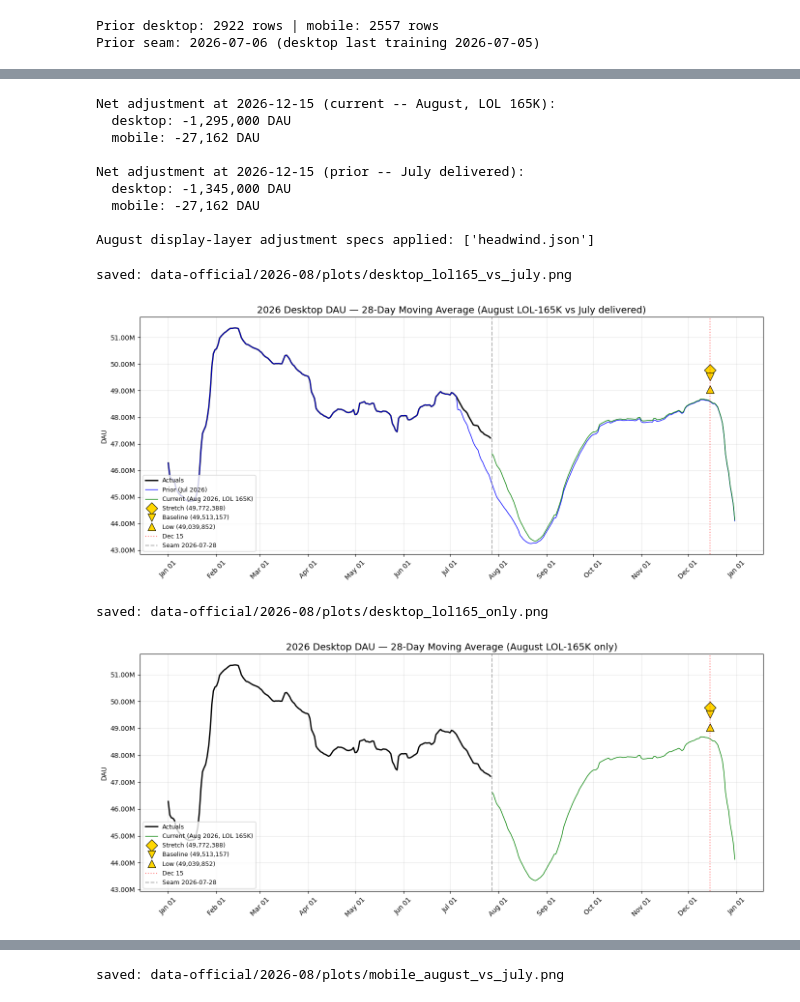
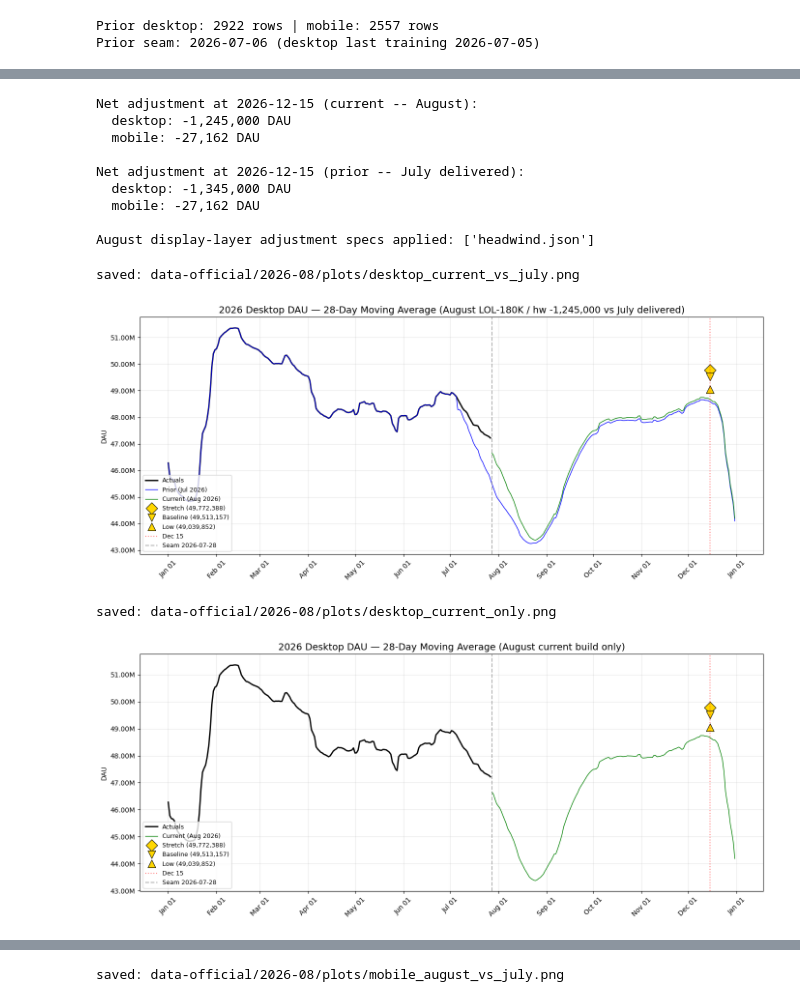
Before and after one commit to mozilla/mozaic-daily, a Jupyter notebook: data-official/2026-08/august_canonical_v2026-07-28.ipynb, the cells around one changed output, grey strips where cells are left out. Saved outputs shown, nothing was run; the diff lists cells and outputs as text; code cells hidden in the pictures.

```diff
--- a/data-official/2026-08/august_canonical_v2026-07-28.ipynb
+++ b/data-official/2026-08/august_canonical_v2026-07-28.ipynb
@@ -387,12 +408,13 @@ Done.
 desktop_ma_raw = display_ma(desktop_raw["target_date"], desktop_raw["dau"], FORECAST_START)
 mobile_ma_raw = display_ma(mobile_raw["target_date"], mobile_raw["dau"], MOBILE_FORECAST_START)
 
-# The Win10 headwind (adj-h) IS applied: a linear ramp from 2026-04-01 reaching desktop -1,295,000 /
-# mobile -27,162 at the 2026-12-15 anchor. The DESKTOP anchor was attenuated +50,000 from July's
-# -1,345,000 on 2026-07-29 -- Prophet has learned more of the Win10 decline from the five extra weeks of
-# data, so less of it needs to be carried exogenously. Same direction as July's own +25,000 add-back
-# (-1,370,000 -> -1,345,000) and consistent with June's conclusion that adj-h should shrink as the
-# headwind lands in the data. Mobile is unchanged at -27,162.
+# The Win10 headwind (adj-h) IS applied: a linear ramp from 2026-04-01 reaching desktop -1,245,000 /
+# mobile -27,162 at the 2026-12-15 anchor. The DESKTOP anchor is attenuated +100,000 from July's
+# -1,345,000 -- an ALTERNATE value under evaluation (an earlier build this cycle used -1,295,000).
+# Rationale: Prophet has learned more of the Win10 decline from the five extra weeks of data, so less of
+# it needs carrying exogenously. Same direction as July's own +25,000 add-back (-1,370,000 ->
+# -1,345,000). Mobile is unchanged at -27,162. NOTE: this is the fourth attenuation in a row and none
+# has been validated against telemetry yet -- see the caveats cell.
 #
 # This is a DISPLAY-LAYER adjustment: it is applied to the 28d MA here, not baked into the parquet, so
 # changing it does not require re-running the forecast. The ramp is Dec-15-anchored, so applying it from
@@ -422,7 +444,7 @@ prev_mobile_ma = apply_net_adjustment(
     prev_net_adjustments, "mobile", forecast_start=PREV_FORECAST_START,
 )
 
-print(f"Net adjustment at {MEASUREMENT_DATE.date()} (current -- August, LOL 165K):")
+print(f"Net adjustment at {MEASUREMENT_DATE.date()} (current -- August):")
 for platform in ["desktop", "mobile"]:
     print(f"  {platform}: {net_adjustments[platform].get(MEASUREMENT_DATE, float('nan')):+,.0f} DAU")
 print(f"\nNet adjustment at {MEASUREMENT_DATE.date()} (prior -- July delivered):")
@@ -432,8 +454,8 @@ for platform in ["desktop", "mobile"]:
 applied_specs = sorted(os.path.basename(p) for p in glob.glob(f"{ADJUSTMENTS_DIR}/*.json"))
 print(f"\nAugust display-layer adjustment specs applied: {applied_specs}")
 # %% [output]
-Net adjustment at 2026-12-15 (current -- August, LOL 165K):
-  desktop: -1,295,000 DAU
+Net adjustment at 2026-12-15 (current -- August):
+  desktop: -1,245,000 DAU
   mobile: -27,162 DAU
 
 Net adjustment at 2026-12-15 (prior -- July delivered):
@@ -456,49 +478,49 @@ def render_desktop_plot(*, show_prior: bool, title: str, savename: str):
     ax.plot(clip_display(desktop_actual_ma), label="Actuals", color="black", linewidth=2)
     if show_prior:
         ax.plot(clip_display(prev_desktop_ma), label="Prior (Jul 2026)", color="blue", linewidth=1)
-    ax.plot(clip_forecast_only(desktop_ma), label="Current (Aug 2026, LOL 165K)",
+    ax.plot(clip_forecast_only(desktop_ma), label="Current (Aug 2026)",
             color="green", linewidth=1)
     for value, marker, label in [
         (STAKEHOLDER_DESKTOP_STRETCH, "D", "Stretch"),
         (STAKEHOLDER_DESKTOP_BASELINE, "v", "Baseline"),
         (STAKEHOLDER_DESKTOP_LOW, "^", "Low"),
     ]:
         ax.plot(MEASUREMENT_DATE, value, marker=marker, color="gold",
                 markersize=12, markeredgecolor="black", markeredgewidth=0.8,
                 linestyle="None", label=f"{label} ({value:,})")
     ax.axvline(MEASUREMENT_DATE, color="red", linestyle=":", alpha=0.5, label="Dec 15")
     ax.axvline(FORECAST_START, color="grey", linestyle="--", alpha=0.6,
                label=f"Seam {FORECAST_START.date()}")
     ax.set_title(title, fontsize=14)
     ax.set_ylabel("DAU")
     ax.yaxis.set_major_formatter(mticker.FuncFormatter(millions_formatter))
     ax.legend(loc="lower left", fontsize=9)
     ax.xaxis.set_major_formatter(mdates.DateFormatter("%b %d"))
     ax.xaxis.set_major_locator(mdates.MonthLocator())
     plt.setp(ax.xaxis.get_majorticklabels(), rotation=45)
     ax.grid(True, alpha=0.3)
     plt.tight_layout()
     out = f"{PLOTS_DIR}/{savename}"
     fig.savefig(out, dpi=130)
     print(f"saved: {out}")
     plt.show()
 
 
 render_desktop_plot(
     show_prior=True,
-    title="2026 Desktop DAU — 28-Day Moving Average (August LOL-165K vs July delivered)",
-    savename="desktop_lol165_vs_july.png")
+    title="2026 Desktop DAU — 28-Day Moving Average (August LOL-180K / hw -1,245,000 vs July delivered)",
+    savename="desktop_current_vs_july.png")
 # %% [output]
-saved: data-official/2026-08/plots/desktop_lol165_vs_july.png
+saved: data-official/2026-08/plots/desktop_current_vs_july.png
-[figure, old version]
+[figure, new version]
 # %%
 # [plot-desktop-current-only]
 render_desktop_plot(
     show_prior=False,
-    title="2026 Desktop DAU — 28-Day Moving Average (August LOL-165K only)",
-    savename="desktop_lol165_only.png")
+    title="2026 Desktop DAU — 28-Day Moving Average (August current build only)",
+    savename="desktop_current_only.png")
 # %% [output]
-saved: data-official/2026-08/plots/desktop_lol165_only.png
+saved: data-official/2026-08/plots/desktop_current_only.png
-[figure, old version]
+[figure, new version]
 # %%
 # [desktop-dec15]
```
Also changed, not shown: parts of 6 cells of this notebook, 10 other files.
